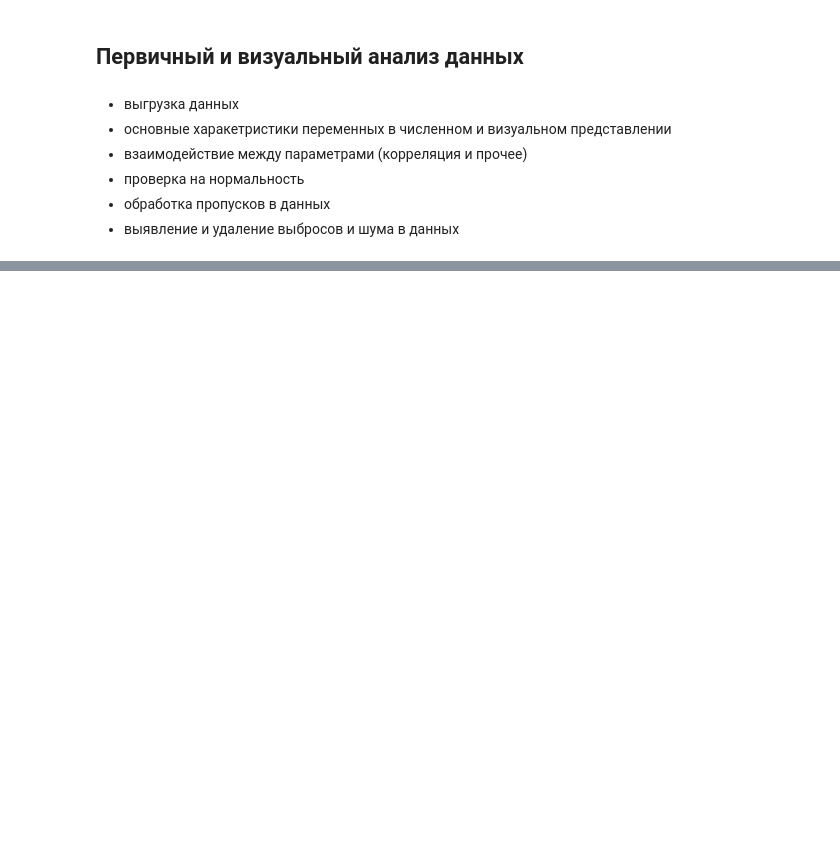
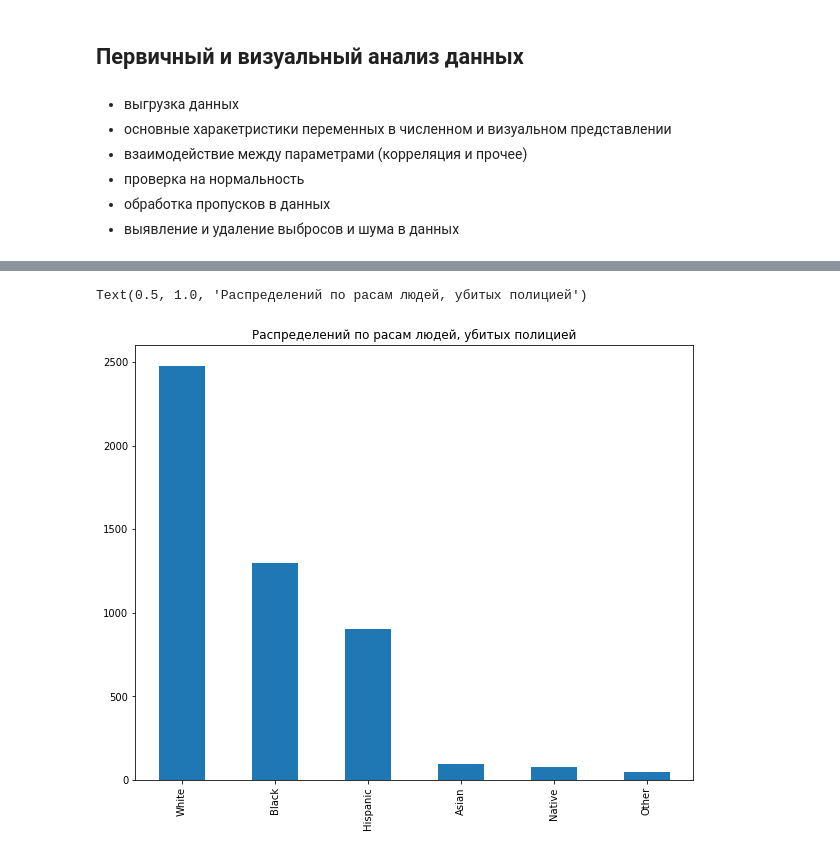
Before and after one commit to IlyaNechaev27/DS_project, a Jupyter notebook: plan.ipynb, the cells around one changed output, grey strips where cells are left out. Cells and saved outputs as stored; diff of their text form; code cells hidden in the pictures; blank space fills up the shorter version.

```diff
--- a/plan.ipynb
+++ b/plan.ipynb
@@ -52,0 +35,16 @@
+# %%
+# отключим всякие предупреждения Anaconda
+import warnings
+
+warnings.filterwarnings("ignore")
+import numpy as np
+import pandas as pd
+
+pd.set_option("display.max.columns", 100)
+import pylab as plt
+
+%matplotlib inline
+import seaborn as sns
+from matplotlib import pyplot as plt
+
+plt.rcParams["figure.figsize"] = (10, 8)
@@ -52,0 +60,2 @@
+# %%
+df = pd.read_csv("DS_project/data/shootings.csv")
@@ -61,0 +140,6 @@
+# %%
+df['race'].value_counts().plot(kind='bar', label='race')
+plt.title("Распределений по расам людей, убитых полицией")
+# %% [output]
+Text(0.5, 1.0, 'Распределений по расам людей, убитых полицией')
+[figure, added]
```
Also changed, not shown: parts of 50 cells of this notebook.
